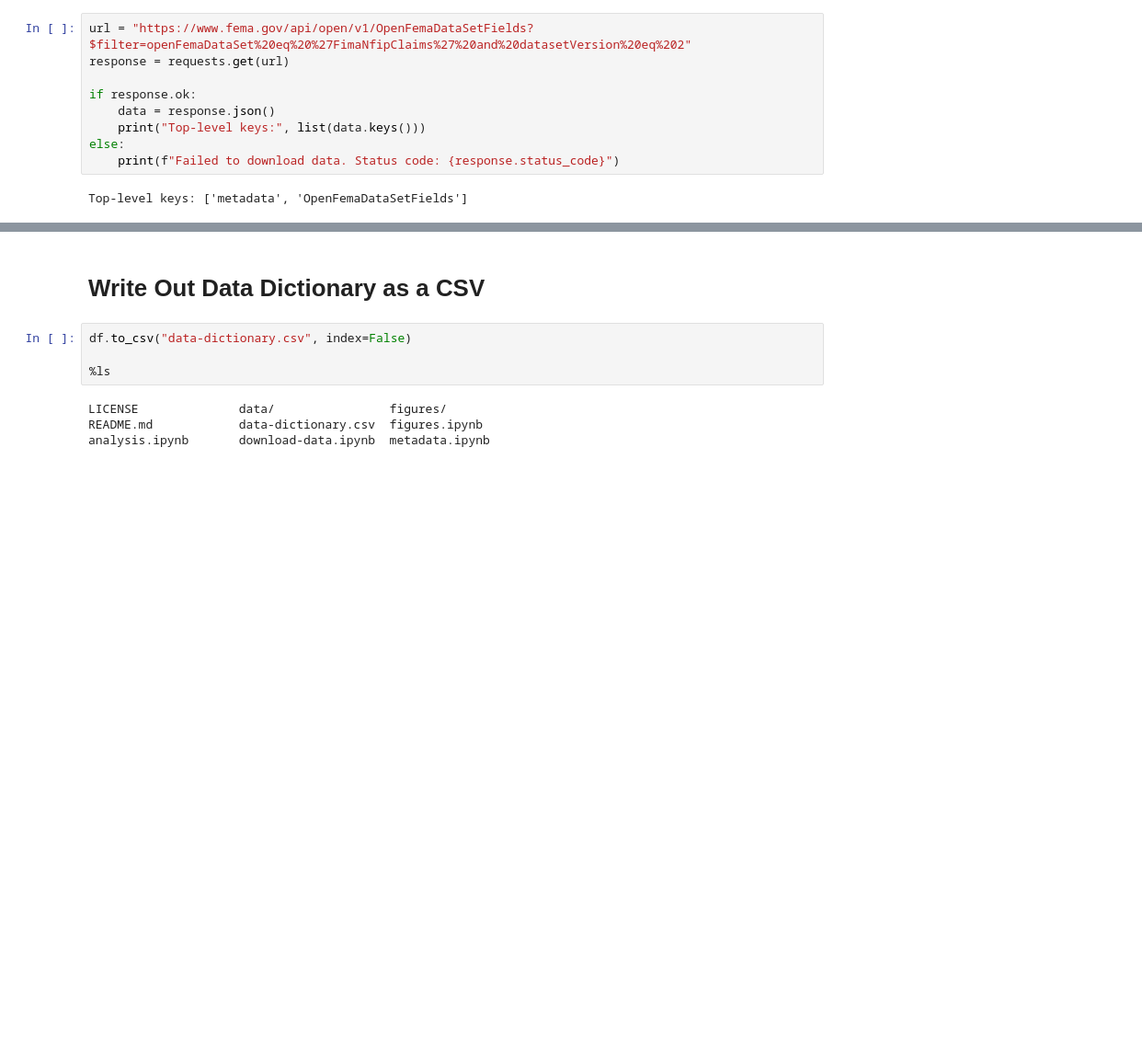
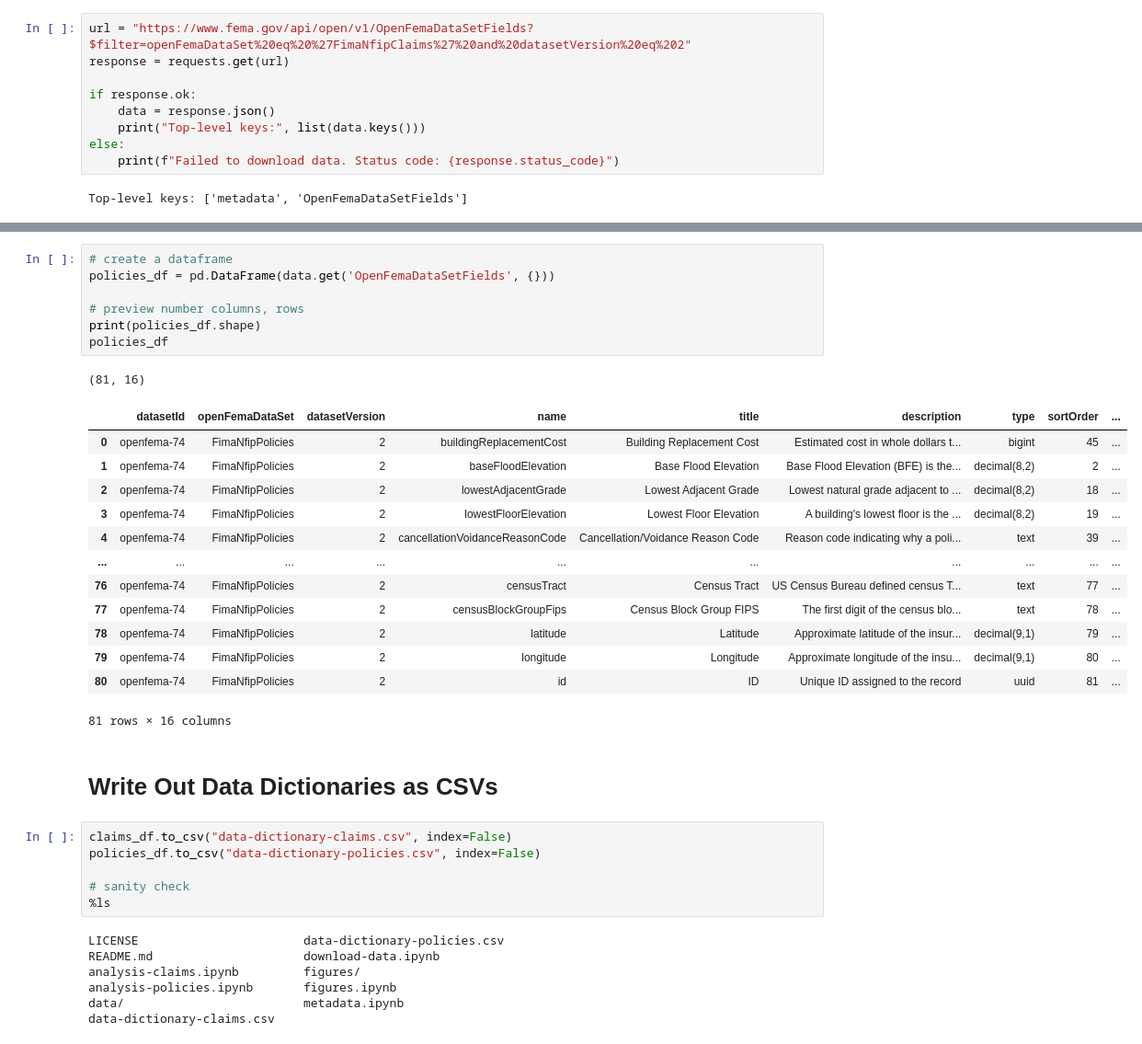
Before and after one commit to mebauer/duckdb-fema-nfip, a Jupyter notebook: metadata.ipynb, the cells around one changed output, grey strips where cells are left out. Shown at 92% size. Saved outputs shown, nothing was run; the diff lists cells and outputs as text; blank space fills up the shorter version.

```diff
--- a/metadata.ipynb
+++ b/metadata.ipynb
@@ -290,10 +271,37 @@ df
+# %%
+# create a dataframe
+policies_df = pd.DataFrame(data.get('OpenFemaDataSetFields', {}))
+
+# preview number columns, rows
+print(policies_df.shape)
+policies_df
+# %% [output]
+(81, 16)
+|  | datasetId | openFemaDataSet | datasetVersion | name | title | description | type | sortOrder | ... |
+| 0 | openfema-74 | FimaNfipPolicies | 2 | buildingReplacementCost | Building Replacement Cost | Estimated cost in whole dollars t... | bigint | 45 | ... |
+| 1 | openfema-74 | FimaNfipPolicies | 2 | baseFloodElevation | Base Flood Elevation | Base Flood Elevation (BFE) is the... | decimal(8,2) | 2 | ... |
+| 2 | openfema-74 | FimaNfipPolicies | 2 | lowestAdjacentGrade | Lowest Adjacent Grade | Lowest natural grade adjacent to ... | decimal(8,2) | 18 | ... |
+| 3 | openfema-74 | FimaNfipPolicies | 2 | lowestFloorElevation | Lowest Floor Elevation | A building's lowest floor is the ... | decimal(8,2) | 19 | ... |
+| 4 | openfema-74 | FimaNfipPolicies | 2 | cancellationVoidanceReasonCode | Cancellation/Voidance Reason Code | Reason code indicating why a poli... | text | 39 | ... |
+| ... | ... | ... | ... | ... | ... | ... | ... | ... | ... |
+| 76 | openfema-74 | FimaNfipPolicies | 2 | censusTract | Census Tract | US Census Bureau defined census T... | text | 77 | ... |
+| 77 | openfema-74 | FimaNfipPolicies | 2 | censusBlockGroupFips | Census Block Group FIPS | The first digit of the census blo... | text | 78 | ... |
+| 78 | openfema-74 | FimaNfipPolicies | 2 | latitude | Latitude | Approximate latitude of the insur... | decimal(9,1) | 79 | ... |
+| 79 | openfema-74 | FimaNfipPolicies | 2 | longitude | Longitude | Approximate longitude of the insu... | decimal(9,1) | 80 | ... |
+| 80 | openfema-74 | FimaNfipPolicies | 2 | id | ID | Unique ID assigned to the record | uuid | 81 | ... |
+81 rows × 16 columns
 # %% [markdown]
-# Write Out Data Dictionary as a CSV
+# Write Out Data Dictionaries as CSVs
 # %%
-df.to_csv("data-dictionary.csv", index=False)
+claims_df.to_csv("data-dictionary-claims.csv", index=False)
+policies_df.to_csv("data-dictionary-policies.csv", index=False)
 
+# sanity check
 %ls
 # %% [output]
-LICENSE              data/                figures/
-README.md            data-dictionary.csv  figures.ipynb
-analysis.ipynb       download-data.ipynb  metadata.ipynb
+LICENSE                       data-dictionary-policies.csv
+README.md                     download-data.ipynb
+analysis-claims.ipynb         figures/
+analysis-policies.ipynb       figures.ipynb
+data/                         metadata.ipynb
+data-dictionary-claims.csv
```
Also changed, not shown: parts of 22 cells of this notebook, 4 other files.
